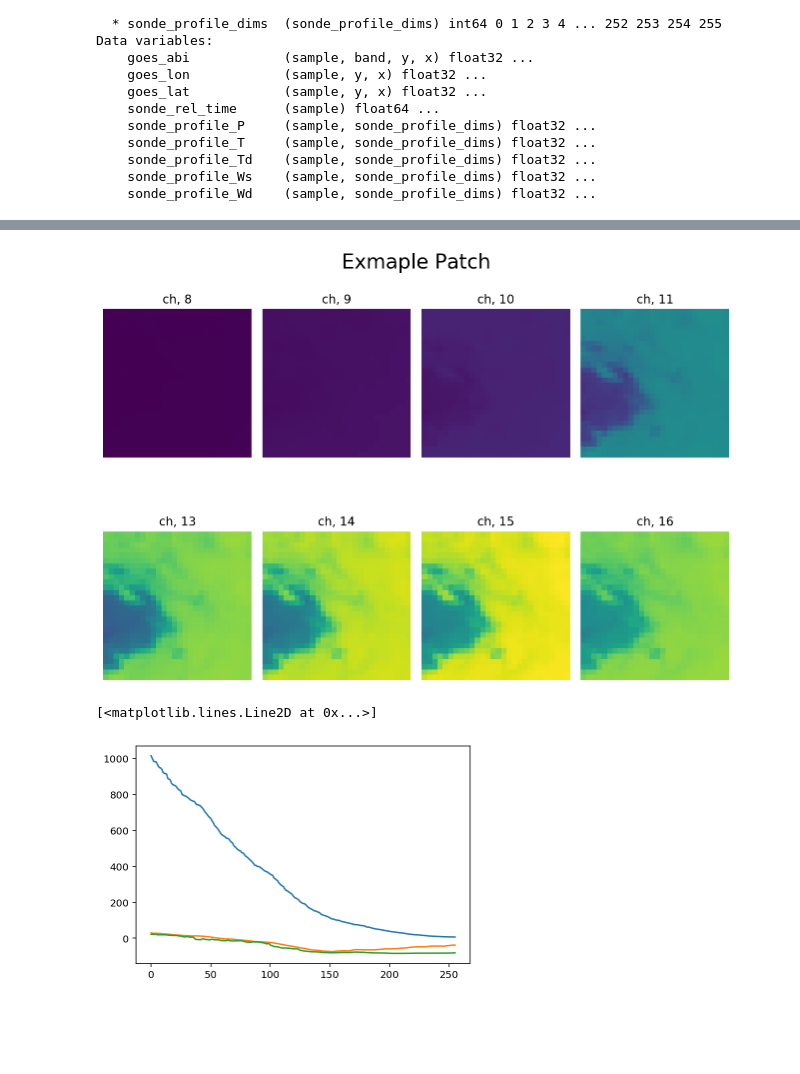
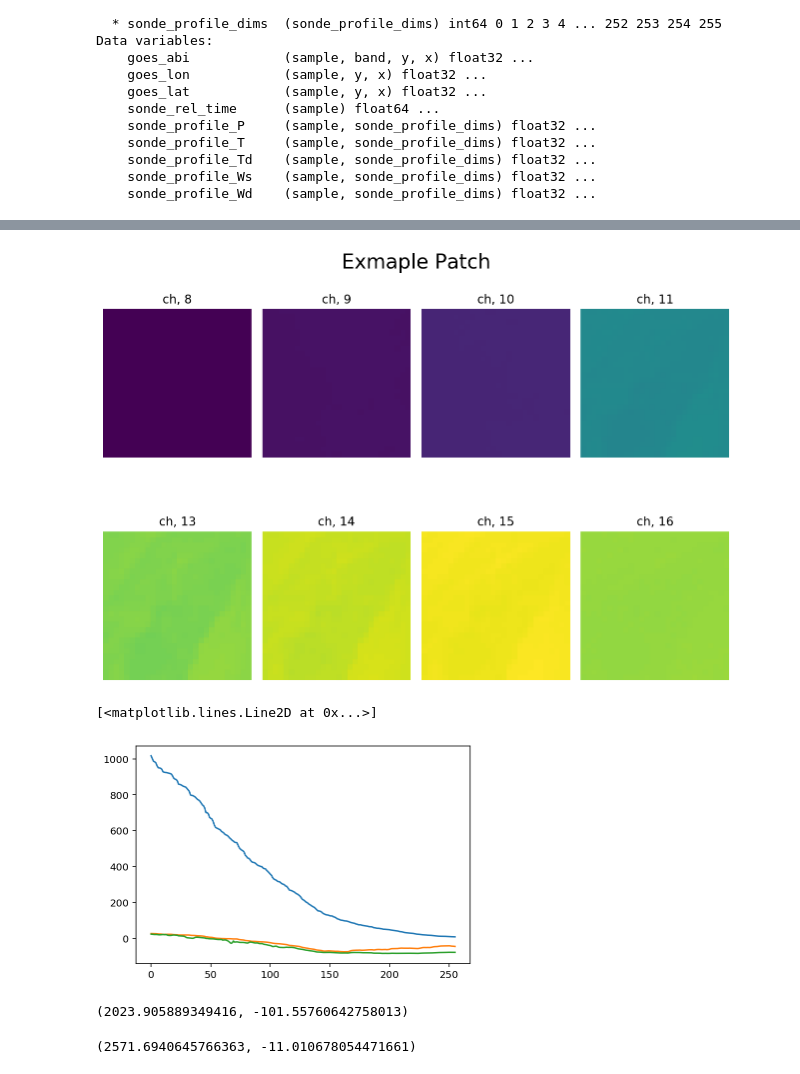
Before and after one commit to stockeh/cira-ml-soundings, a Jupyter notebook: notebooks/data-preprocessing.ipynb, the cells around one changed output, grey strips where cells are left out. Cells and saved outputs as stored; diff of their text form; code cells hidden in the pictures; blank space fills up the shorter version.

```diff
--- a/notebooks/data-preprocessing.ipynb
+++ b/notebooks/data-preprocessing.ipynb
@@ -403,24 +383,24 @@ xar.close()
 # %%
 patch = xar.goes_abi.values
-index = 0
+index = 1
 vmin = patch[index,:,:,:].min() # set min/max plotting range
 vmax = patch[index,:,:,:].max()
 
 fig, axs = plt.subplots(2, 4, figsize=(9,7))
 [axi.set_axis_off() for axi in axs.ravel()]
 r = 0
 for i in range(8):
     if i >= 4: r = 1
     axs[r, i % 4].imshow(patch[index,i,:,:], vmin=vmin, vmax=vmax)
     plt.suptitle('Exmaple Patch', fontsize=20)
     axs[r, i % 4].set_title(f'ch, {str(xar.band.values[i])}')
 fig.tight_layout()
 # %% [output]
-[figure, old version]
+[figure, new version]
 # %%
 plt.plot(xar.sonde_profile_P[index])
 plt.plot(xar.sonde_profile_T[index])
 plt.plot(xar.sonde_profile_Td[index])
 # %% [output]
 [<matplotlib.lines.Line2D at 0x...>]
-[figure, old version]
+[figure, new version]
@@ -426,0 +412,8 @@ plt.plot(xar.sonde_profile_Td[index])
+# %%
+radiosonde_products.surface_based_cape_cin(sounding_dict)
+# %% [output]
+(2023.905889349416, -101.55760642758013)
+# %%
+radiosonde_products.most_unstable_cape_cin(sounding_dict)
+# %% [output]
+(2571.6940645766363, -11.010678054471661)
```
Also changed, not shown: parts of 8 cells of this notebook, 21 other files.
